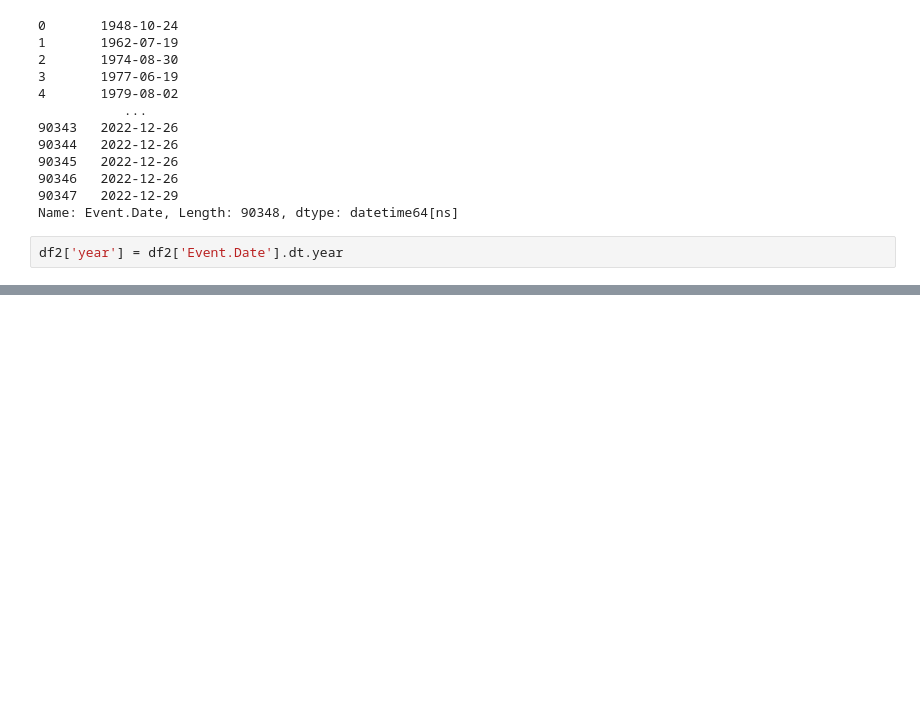
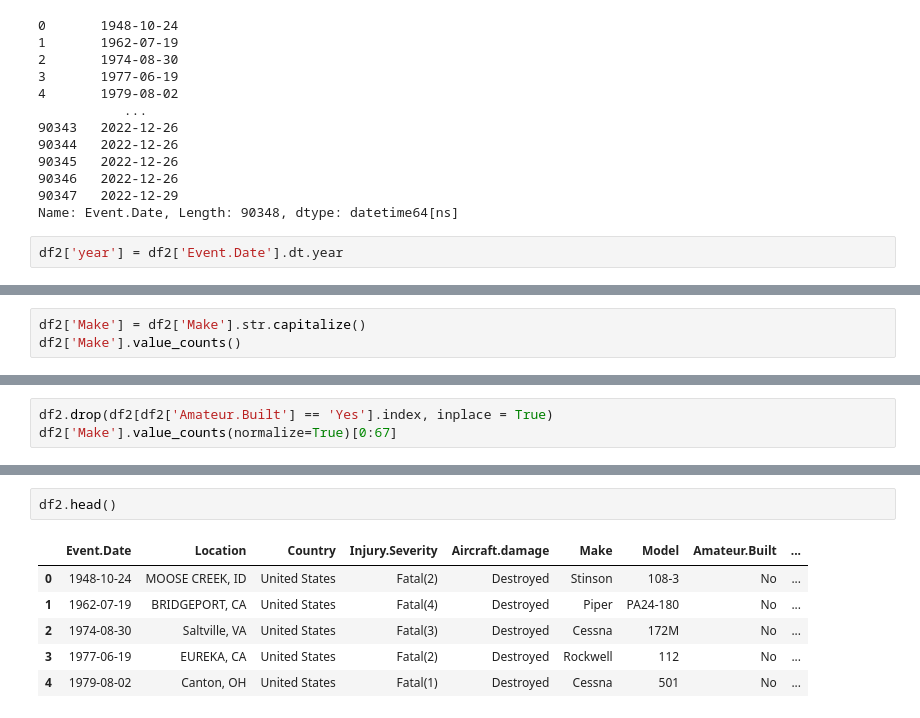
Before and after one commit to m-romanski/Determining-Safest-Aircraft, a Jupyter notebook: Michael's Test Notebook.ipynb, the cells around one changed output, grey strips where cells are left out. Cells and saved outputs as stored; diff of their text form; blank space fills up the shorter version.

```diff
--- a/Michael's Test Notebook.ipynb
+++ b/Michael's Test Notebook.ipynb
@@ -95,0 +184,3 @@ df2.loc[(df2['year'] >=)]
+# %%
+df2['Make'] = df2['Make'].str.capitalize()
+df2['Make'].value_counts()
@@ -95,0 +200,3 @@ df2.loc[(df2['year'] >=)]
+# %%
+df2.drop(df2[df2['Amateur.Built'] == 'Yes'].index, inplace = True)
+df2['Make'].value_counts(normalize=True)[0:67]
@@ -95,0 +238,9 @@ df2.loc[(df2['year'] >=)]
+# %%
+df2.head()
+# %% [output]
+|  | Event.Date | Location | Country | Injury.Severity | Aircraft.damage | Make | Model | Amateur.Built | ... |
+| 0 | 1948-10-24 | MOOSE CREEK, ID | United States | Fatal(2) | Destroyed | Stinson | 108-3 | No | ... |
+| 1 | 1962-07-19 | BRIDGEPORT, CA | United States | Fatal(4) | Destroyed | Piper | PA24-180 | No | ... |
+| 2 | 1974-08-30 | Saltville, VA | United States | Fatal(3) | Destroyed | Cessna | 172M | No | ... |
+| 3 | 1977-06-19 | EUREKA, CA | United States | Fatal(2) | Destroyed | Rockwell | 112 | No | ... |
+| 4 | 1979-08-02 | Canton, OH | United States | Fatal(1) | Destroyed | Cessna | 501 | No | ... |
```
Also changed, not shown: parts of 38 cells of this notebook, 1 other file.
